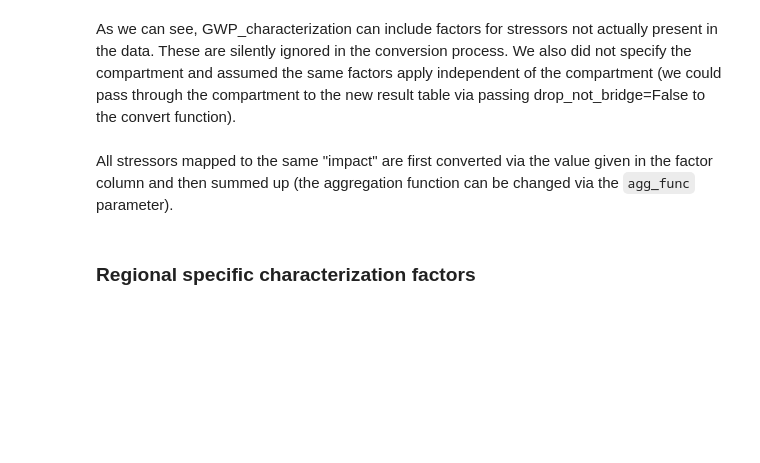
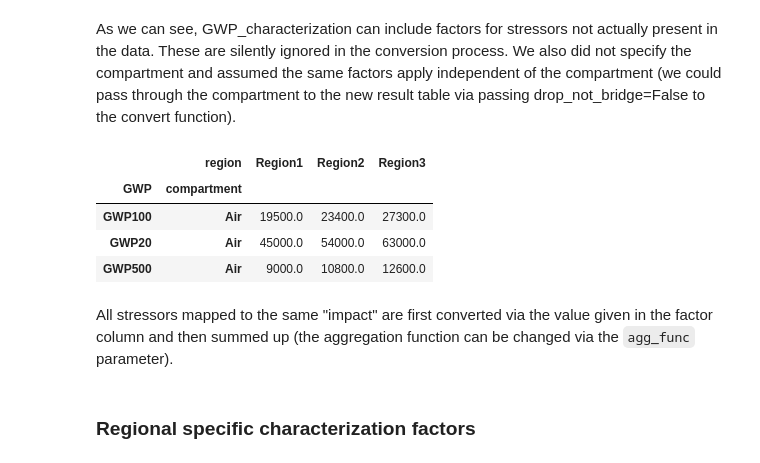
Before and after one commit to IndEcol/pymrio, a Jupyter notebook: doc/source/notebooks/convert.ipynb, the cells around one changed output. Cells and saved outputs as stored; diff of their text form; code cells hidden in the pictures; blank space fills up the shorter version.

Commit message:
fixed extension_convert for multiple extensions

```diff
--- a/doc/source/notebooks/convert.ipynb
+++ b/doc/source/notebooks/convert.ipynb
@@ -152,0 +157,15 @@ ghg_new_kg
+# %%
+ghg_map_to_kg = pd.DataFrame(
+    columns=[
+        "stressor",
+        "compartment",
+        "chem_stressor__stressor",
+        "compartment__compartment",
+        "factor",
+    ],
+    data=[
+        ["Carbon Dioxide", "[A|a]ir", "CO2", "Air", 1000],
+        ["Methane", "[A|a]ir", "CH4", "Air", 1000],
+    ],
+)
+ghg_map_to_kg
@@ -152,0 +176,3 @@ ghg_new_kg
+# %%
+ghg_new_kg = pymrio.convert(ghg_result_ton, ghg_map_to_kg)
+ghg_new_kg
@@ -199,9 +252,15 @@ independent of the compartment (we could pass through the compartment to
 the new result table via passing drop_not_bridge=False to the convert function).
 # %%
 GWP_result_with_comp = pymrio.convert(
-    ghg_new_kg, GWP_characterization, drop_not_bridged=False
+    ghg_new_kg, GWP_characterization, drop_not_bridged_index=False
 )
 GWP_result_with_comp
+# %% [output]
+|  | region | Region1 | Region2 | Region3 |
+| GWP | compartment |  |  |  |
+| GWP100 | Air | 19500.0 | 23400.0 | 27300.0 |
+| GWP20 | Air | 45000.0 | 54000.0 | 63000.0 |
+| GWP500 | Air | 9000.0 | 10800.0 | 12600.0 |
 # %% [markdown]
 All stressors mapped to the same "impact" are first converted via the
 value given in the factor column
```
Also changed, not shown: parts of 19 cells of this notebook, 5 other files.
